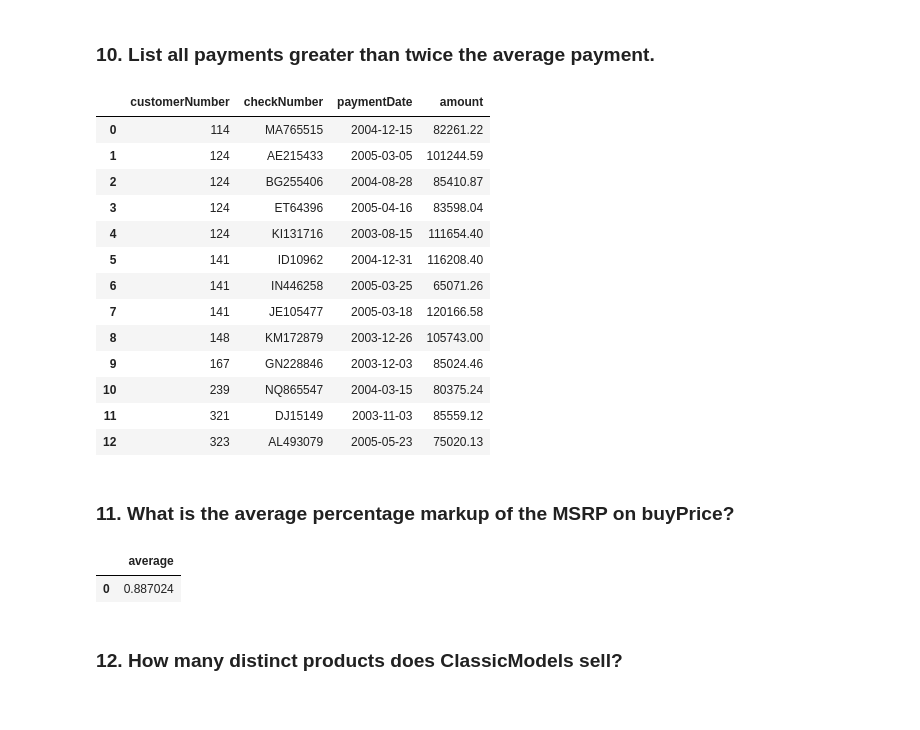
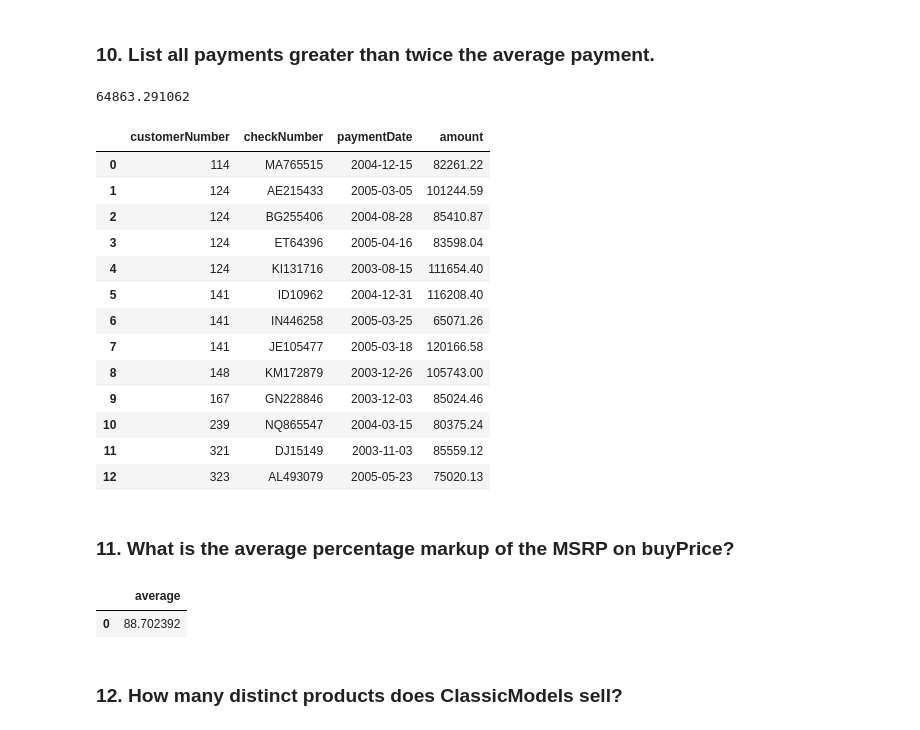
Before and after one commit to tryvianariska/digital-talent, a Jupyter notebook: 06. SQL #1 Latihan.ipynb, the cells around one changed output. Drawn from its saved outputs; the diff is of its cells as text; code cells hidden in the pictures.

```diff
--- a/12. SQL #1 Latihan.ipynb
+++ b/06. SQL #1 Latihan.ipynb
@@ -167,10 +167,19 @@ run("select min(amount) from payments")
 ### 10. List all payments greater than twice the average payment.
 # %%
 #run("""select avg(amount) from payments """)
-run("""
-select * from payments where amount > (select AVG(amount)*2 FROM Payments)
- """)
+# run("""
+# select * from payments where amount > (select AVG(amount)*2 FROM Payments)
+#  """)
+
+x = run("""
+select avg(amount) as average from payments
+""")
+twiceAvg = 2 * (x.average[0])
+print(twiceAvg)
+query = "select * from payments where amount >" + str(twiceAvg)
+run(query)
 # %% [output]
+64863.291062
 |  | customerNumber | checkNumber | paymentDate | amount |
 | 0 | 114 | MA765515 | 2004-12-15 | 82261.22 |
 | 1 | 124 | AE215433 | 2005-03-05 | 101244.59 |
@@ -189,10 +198,10 @@ select * from payments where amount > (select AVG(amount)*2 FROM Payments)
 ### 11. What is the average percentage markup of the MSRP on buyPrice?
 # %%
 #run("""select * from products""")
-run(""" select avg((msrp-buyPrice)/buyPrice) as average from products""")
+run(""" select avg((msrp-buyPrice)/buyPrice)*100 as average from products""")
 # %% [output]
 |  | average |
-| 0 | 0.887024 |
+| 0 | 88.702392 |
 # %% [markdown]
 ### 12. How many distinct products does ClassicModels sell?
 # %%
```
Also changed, not shown: parts of 4 cells of this notebook, 1 other file.
